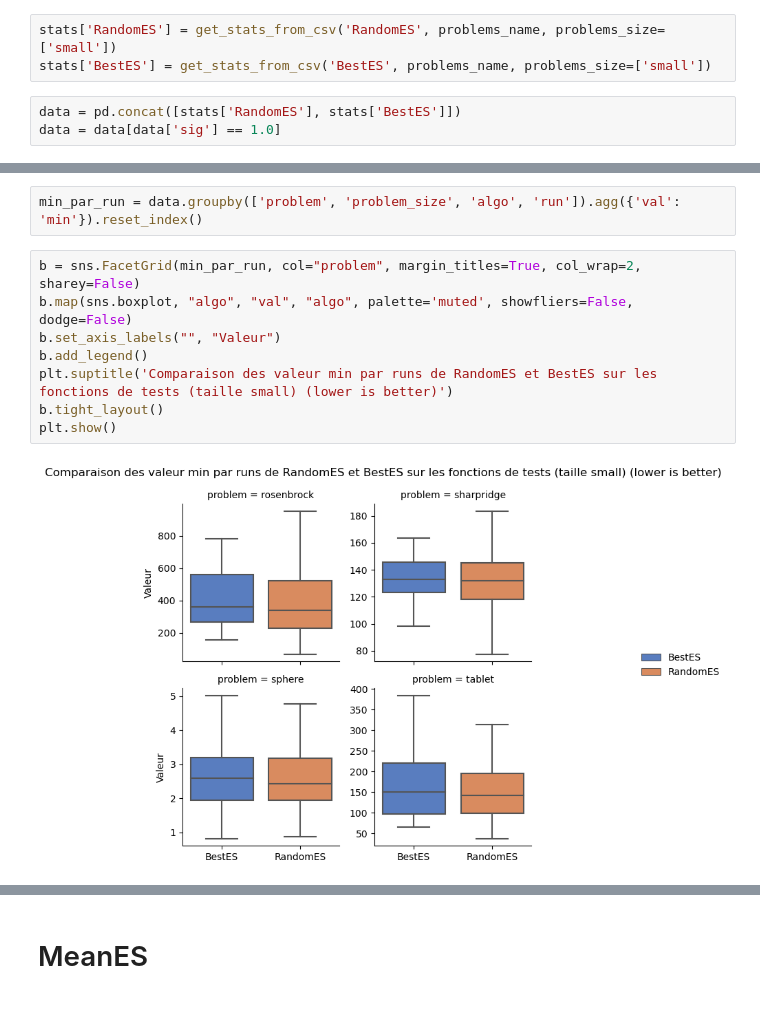
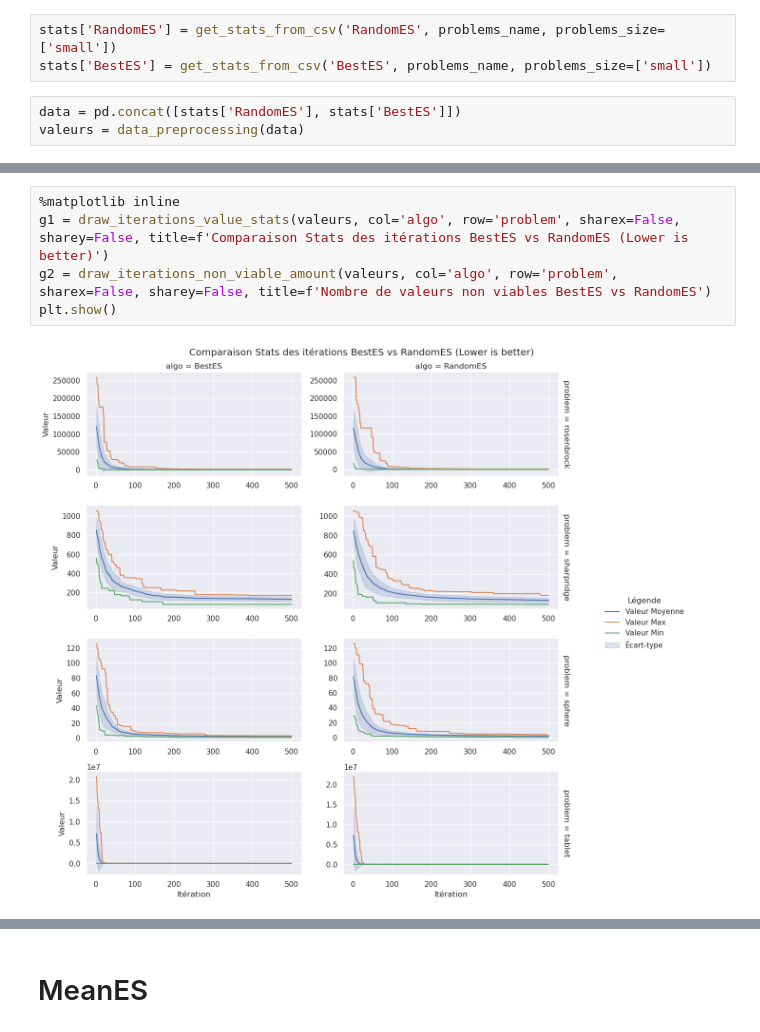
Before and after one commit to lmtb06/metaheuristiques, a Jupyter notebook: TP4.ipynb, the cells around one changed output, grey strips where cells are left out. Cells and saved outputs as stored; diff of their text form.

```diff
--- a/TP4.ipynb
+++ b/TP4.ipynb
@@ -221,4 +306,4 @@ stats['RandomES'] = get_stats_from_csv('RandomES', problems_name, problems_size=
 stats['BestES'] = get_stats_from_csv('BestES', problems_name, problems_size=['small'])
 # %%
 data = pd.concat([stats['RandomES'], stats['BestES']])
-data = data[data['sig'] == 1.0]
+valeurs = data_preprocessing(data)
@@ -237,12 +310,7 @@ plt.show()
-# %%
-min_par_run = data.groupby(['problem', 'problem_size', 'algo', 'run']).agg({'val': 'min'}).reset_index()
-# %%
-b = sns.FacetGrid(min_par_run, col="problem", margin_titles=True, col_wrap=2, sharey=False)
-b.map(sns.boxplot, "algo", "val", "algo", palette='muted', showfliers=False, dodge=False)
-b.set_axis_labels("", "Valeur")
-b.add_legend()
-plt.suptitle('Comparaison des valeur min par runs de RandomES et BestES sur les fonctions de tests (taille small) (lower is better)')
-b.tight_layout()
-plt.show()
-# %% [output]
-[figure, removed]
+# %%
+%matplotlib inline
+g1 = draw_iterations_value_stats(valeurs, col='algo', row='problem', sharex=False, sharey=False, title=f'Comparaison Stats des itérations BestES vs RandomES (Lower is better)')
+g2 = draw_iterations_non_viable_amount(valeurs, col='algo', row='problem', sharex=False, sharey=False, title=f'Nombre de valeurs non viables BestES vs RandomES')
+plt.show()
+# %% [output]
+[figure, added]
```
Also changed, not shown: parts of 44 cells of this notebook, 1 other file.
